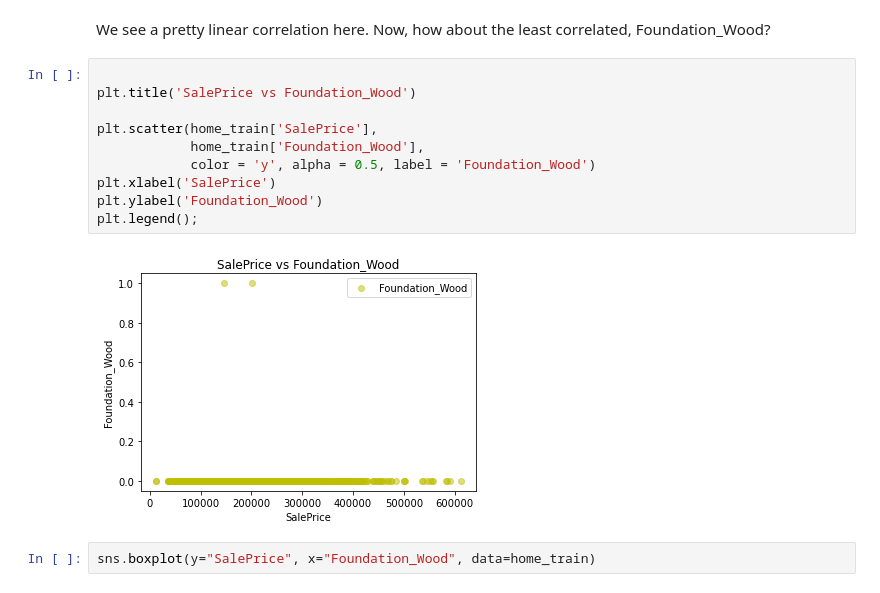
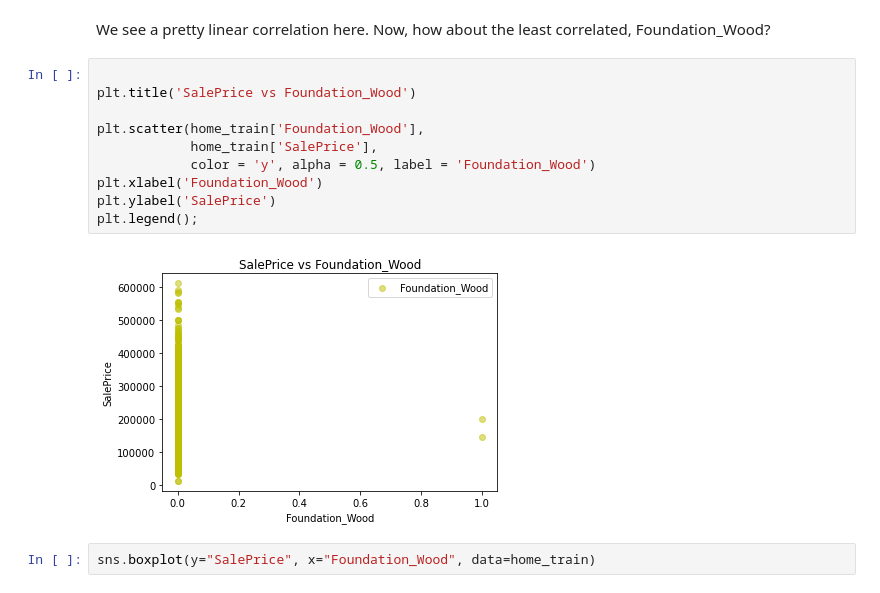
Before and after one commit to matthew-edelmann/Ames-Housing-Data-and-Kaggle-Challenge, a Jupyter notebook: project_2.ipynb, the cells around one changed output. Cells and saved outputs as stored; diff of their text form.

```diff
--- a/project_2.ipynb
+++ b/project_2.ipynb
@@ -316,15 +318,15 @@ We see a pretty linear correlation here. Now, how about the least correlated, Fo
 # %%
 
 plt.title('SalePrice vs Foundation_Wood')
 
-plt.scatter(home_train['SalePrice'],
-            home_train['Foundation_Wood'],
+plt.scatter(home_train['Foundation_Wood'],
+            home_train['SalePrice'],
             color = 'y', alpha = 0.5, label = 'Foundation_Wood')
-plt.xlabel('SalePrice')
-plt.ylabel('Foundation_Wood')
+plt.xlabel('Foundation_Wood')
+plt.ylabel('SalePrice')
 plt.legend();
 # %% [output]
-[figure, old version]
+[figure, new version]
 # %%
 sns.boxplot(y="SalePrice", x="Foundation_Wood", data=home_train)
 # %% [output]
```
Also changed, not shown: parts of 54 cells of this notebook.
